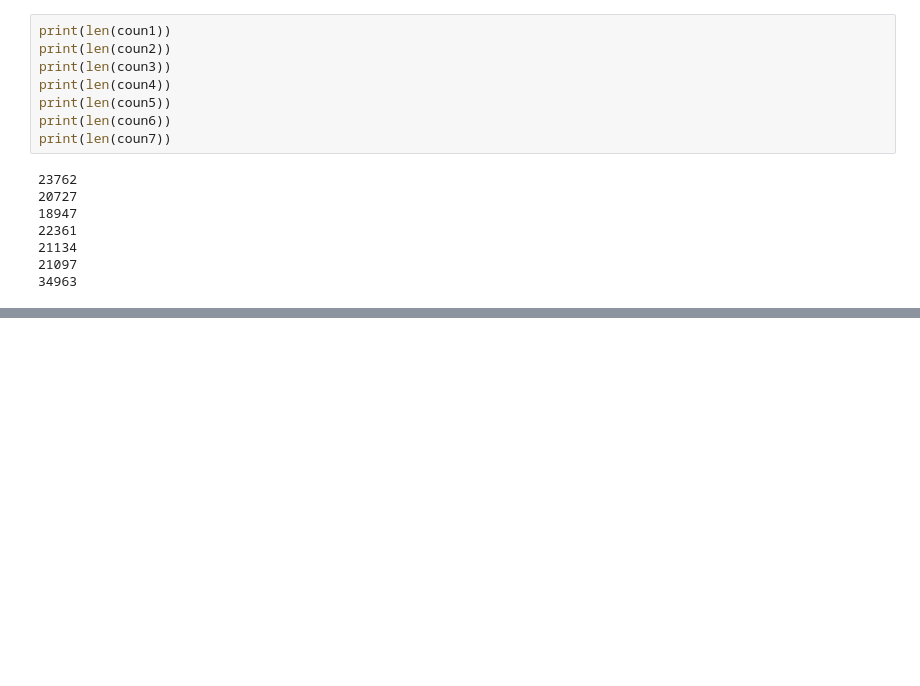
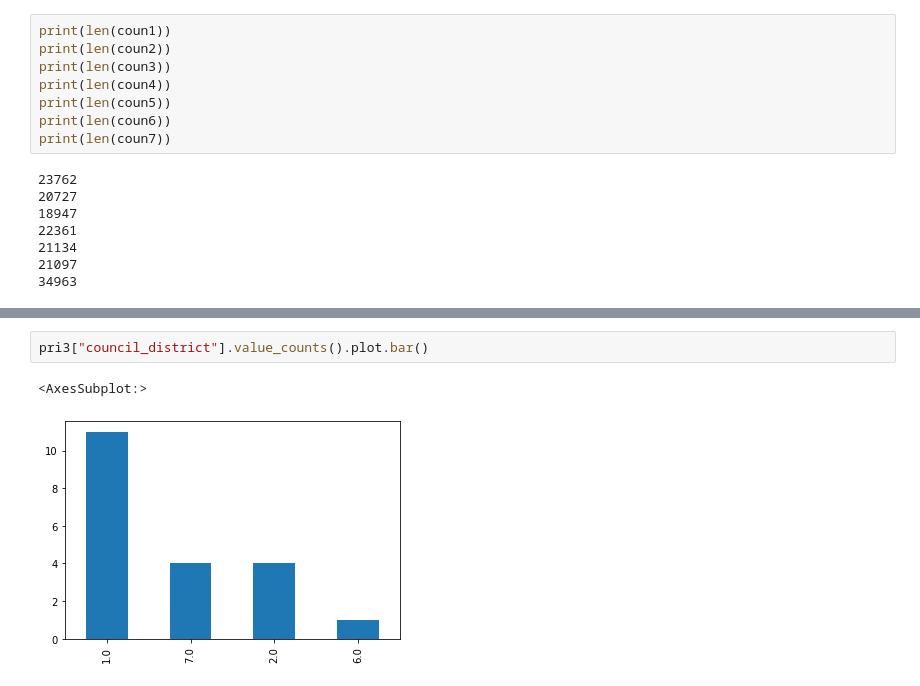
Before and after one commit to MichiganDataScienceTeam/W22-Detroit-Project, a Jupyter notebook: JGS.ipynb, the cells around one changed output, grey strips where cells are left out. Cells and saved outputs as stored; diff of their text form; blank space fills up the shorter version.

```diff
--- a/JGS.ipynb
+++ b/JGS.ipynb
@@ -113,0 +134,5 @@ coun7["request_type_title"].value_counts().plot.bar()
+# %%
+pri3["council_district"].value_counts().plot.bar()
+# %% [output]
+<AxesSubplot:>
+[figure, added]
```
Also changed, not shown: parts of 10 cells of this notebook.
